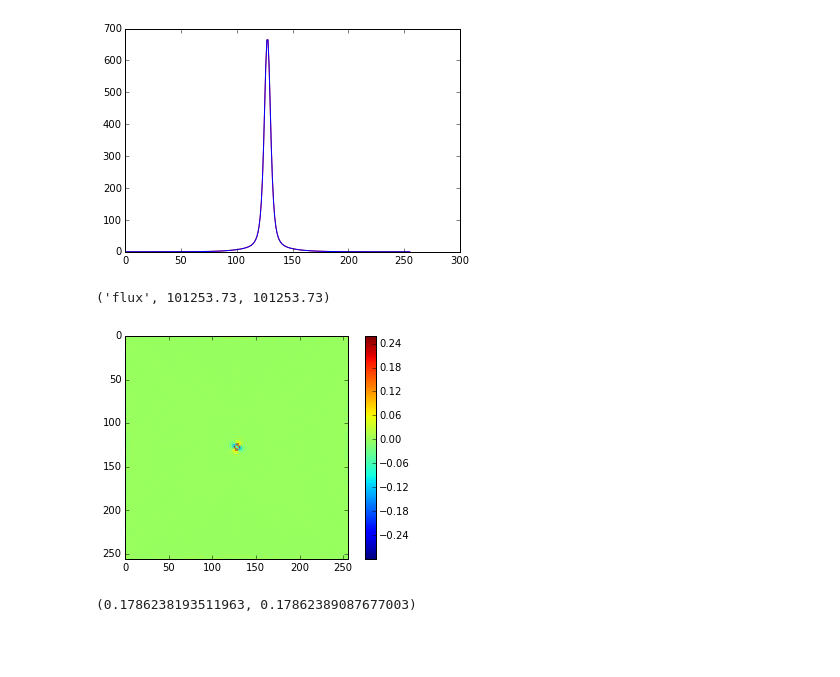
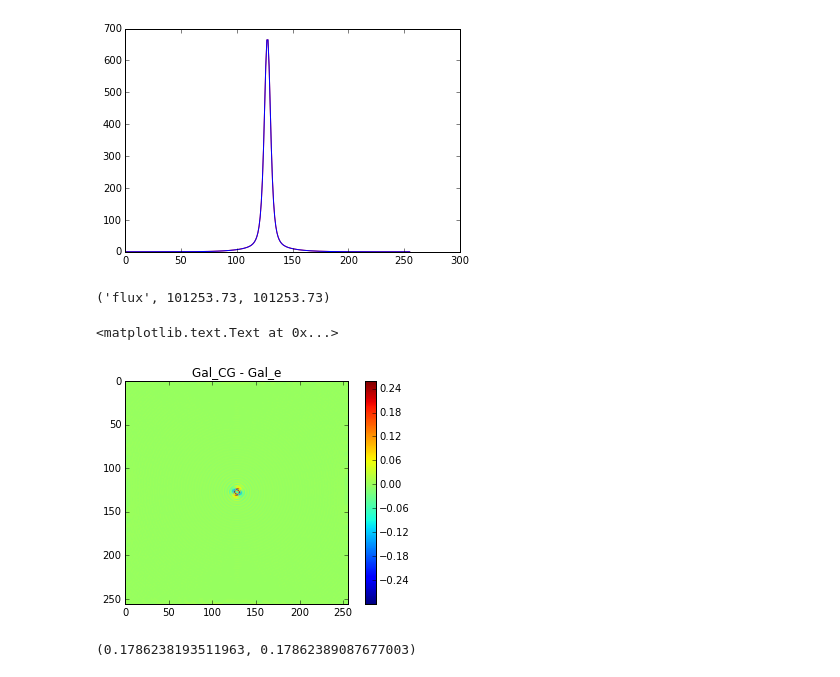
Before and after one commit to sowmyakth/CG-bias-HSM, a Jupyter notebook: hsm.ipynb, the cells around one changed output. Saved outputs shown, nothing was run; the diff lists cells and outputs as text; code cells hidden in the pictures; blank space fills up the shorter version.

```diff
--- a/hsm.ipynb
+++ b/hsm.ipynb
@@ -170,10 +155,12 @@ plt.plot(gal2_im.array[:][128],'b')
 # %%
 plt.imshow(np.array(gal1_im.array)-np.array(gal2_im.array))
 plt.colorbar()
 print('flux',gal1_im.array.sum(),gal2_im.array.sum())
+plt.title('Gal_CG - Gal_e')
 # %% [output]
 ('flux', 101253.73, 101253.73)
+<matplotlib.text.Text at 0x...>
-[figure, old version]
+[figure, new version]
 # %%
 a=gal1_im.FindAdaptiveMom()
 b=gal2_im.FindAdaptiveMom()
```
Also changed, not shown: parts of 12 cells of this notebook.
